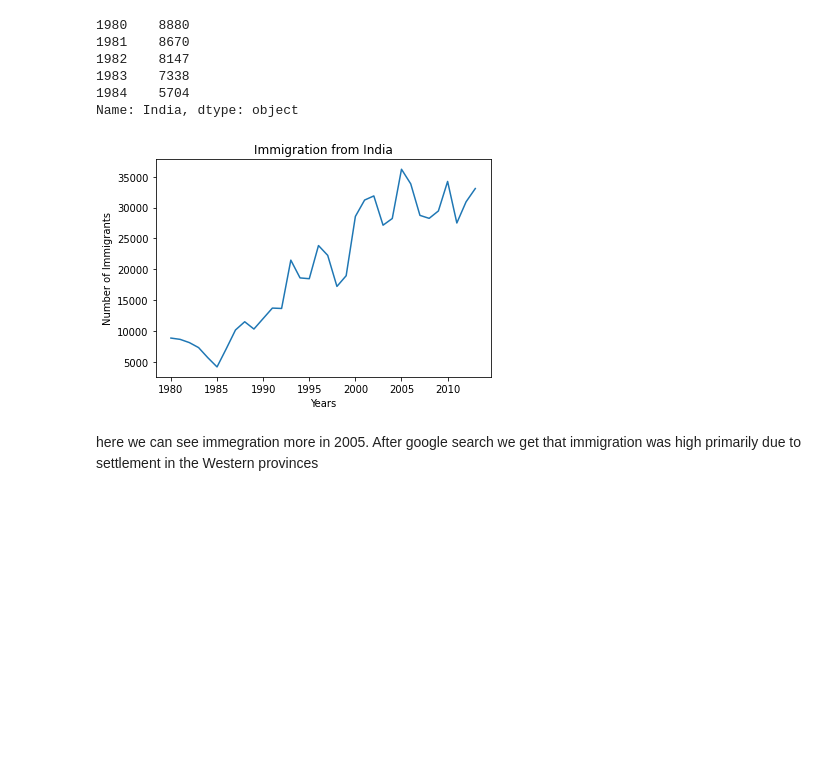
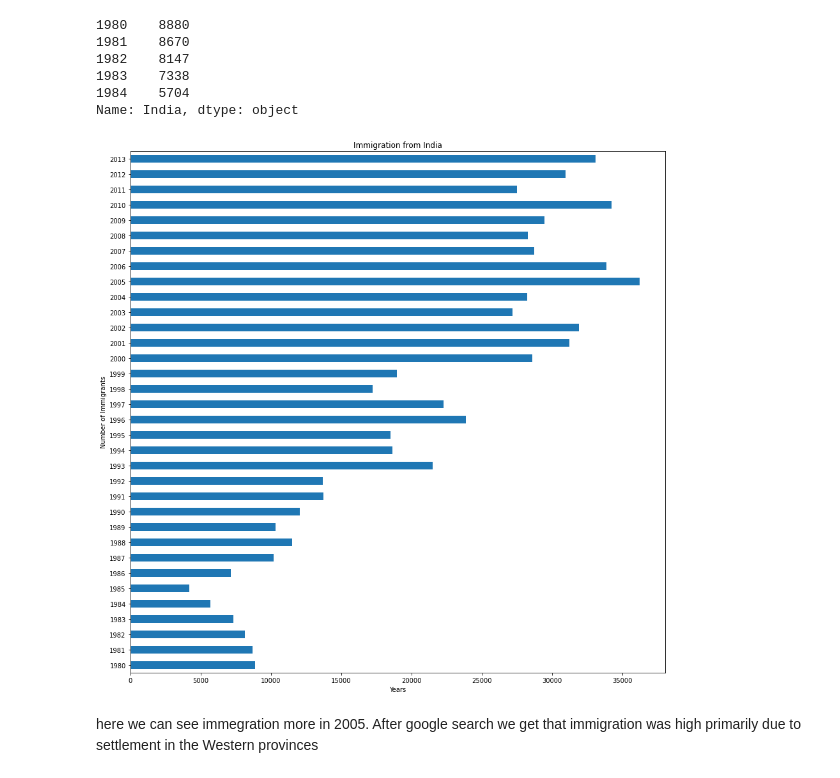
Before and after one commit to AbhinandGK/Canada-immigration-Analysis, a Jupyter notebook: canada emigration.ipynb, the cells around one changed output. Saved outputs shown, nothing was run; the diff lists cells and outputs as text; code cells hidden in the pictures; blank space fills up the shorter version.

```diff
--- a/canada emigration.ipynb
+++ b/canada emigration.ipynb
@@ -160,13 +160,13 @@ india.head()
 1984    5704
 Name: India, dtype: object
 # %%
-india.plot(kind='line')
+india.plot(kind='barh',figsize=(15,15))
 plt.title('Immigration from India')
 plt.ylabel('Number of Immigrants')
 plt.xlabel('Years')
 plt.show()
 # %% [output]
-[figure, old version]
+[figure, new version]
 # %% [markdown]
 here we can see immegration more in 2005. After google search we get that immigration was high primarily due to settlement in the Western provinces
 # %%
```
Also changed, not shown: parts of 5 cells of this notebook.
